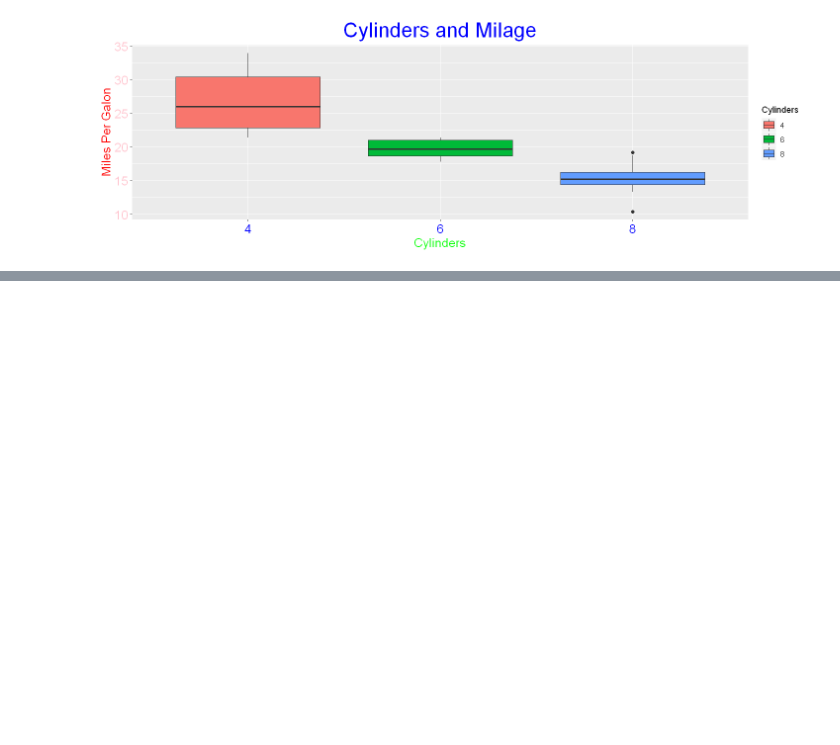
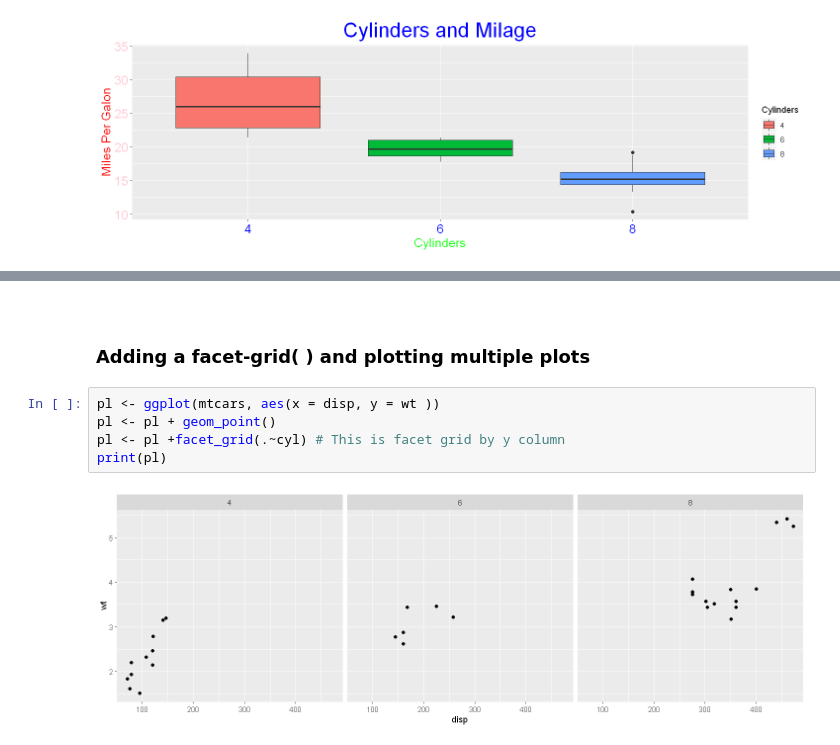
Before and after one commit to SUSREE64/R-Bootcamp, a Jupyter notebook: R-Basics/R-Visualization with ggplot().ipynb, the cells around one changed output, grey strips where cells are left out. Drawn from its saved outputs; the diff is of its cells as text; blank space fills up the shorter version.

```diff
--- a/R-Basics/R-Visualization with ggplot().ipynb
+++ b/R-Basics/R-Visualization with ggplot().ipynb
@@ -135,0 +176,11 @@ print(plt)
+# %% [markdown]
+<a id = "Facet_Grid"></a>
+# %% [markdown]
+### Adding a facet-grid( ) and plotting multiple plots
+# %%
+pl <- ggplot(mtcars, aes(x = disp, y = wt ))
+pl <- pl + geom_point()
+pl <- pl +facet_grid(.~cyl) # This is facet grid by y column
+print(pl)
+# %% [output]
+[figure, added]
```
Also changed, not shown: parts of 15 cells of this notebook.
